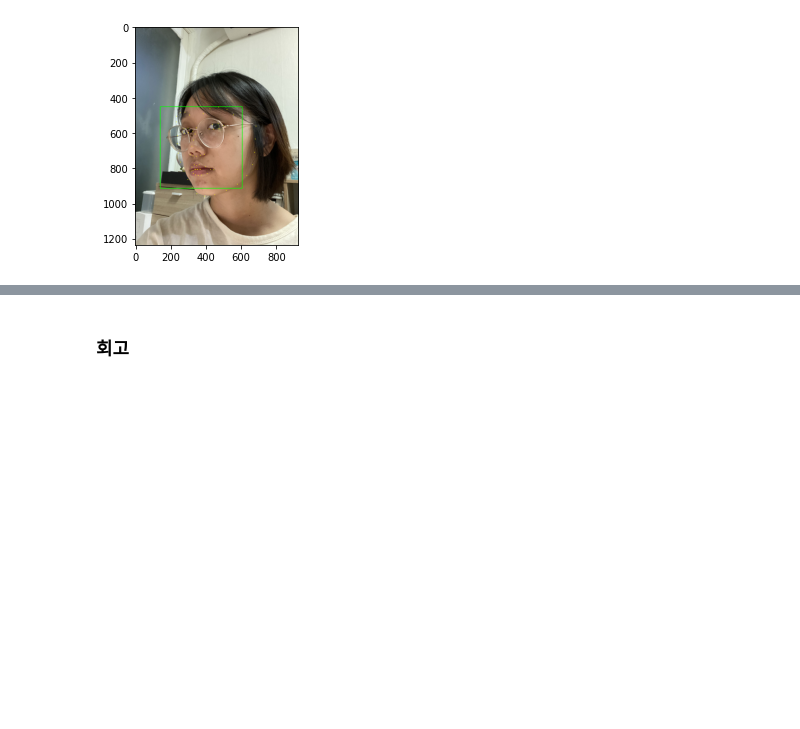
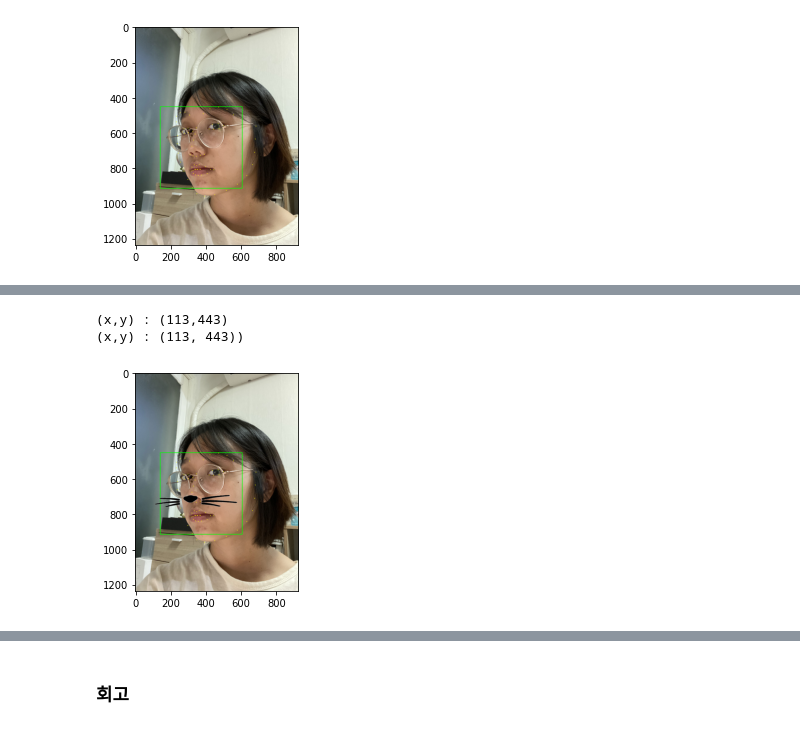
Before and after one commit to GH-Jo/AIFFEL, a Jupyter notebook: Exploration/[Exp-07]Camera_sticker.ipynb, the cells around one changed output, grey strips where cells are left out. Saved outputs shown, nothing was run; the diff lists cells and outputs as text; code cells hidden in the pictures; blank space fills up the shorter version.

```diff
--- a/Exploration/[Exp-07]Camera_sticker.ipynb
+++ b/Exploration/[Exp-07]Camera_sticker.ipynb
@@ -199,0 +241,26 @@ rectangles[[(142, 451) (605, 913)]]
+# %%
+img_sticker = dst
+
+refined_x = x - w//2
+refined_y = y - h//2
+print(f'(x,y) : ({refined_x},{refined_y})')
+
+if refined_x < 0:
+    img_sticker = img_sticker[:, -refined_x:]
+    refined_x = 0
+if refined_y < 0 :
+    img_sticker = img_sticker[-refined_y, :]
+    refined_y = 0
+print(f'(x,y) : {refined_x, refined_y})')
+
+sticker_area = img_show[refined_y:refined_y+img_sticker.shape[0],
+                        refined_x:refined_x+img_sticker.shape[1]]
+img_show[refined_y:refined_y+img_sticker.shape[0],
+         refined_x:refined_x+img_sticker.shape[1]] = \
+    np.where(img_sticker==255, sticker_area, img_sticker).astype(np.uint8)
+plt.imshow(cv2.cvtColor(img_show, cv2.COLOR_BGR2RGB))
+plt.show()
+# %% [output]
+(x,y) : (113,443)
+(x,y) : (113, 443))
+[figure, added]
```
Also changed, not shown: parts of 14 cells of this notebook.
